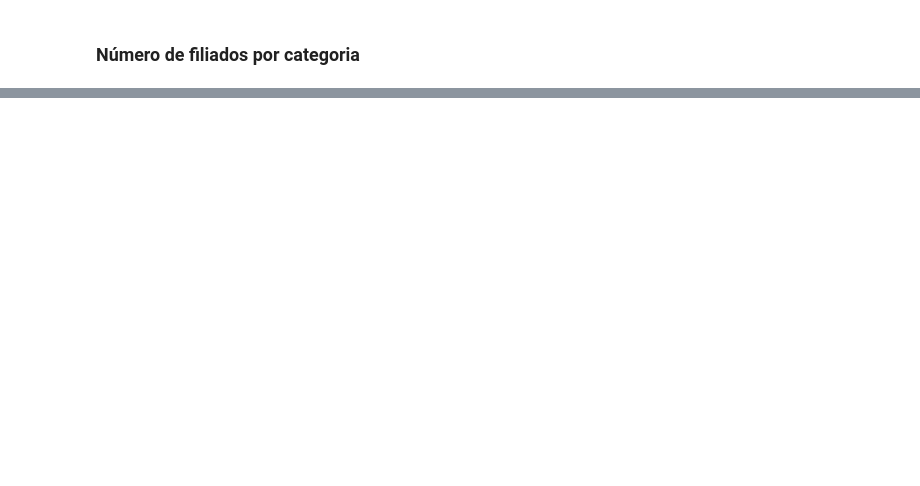
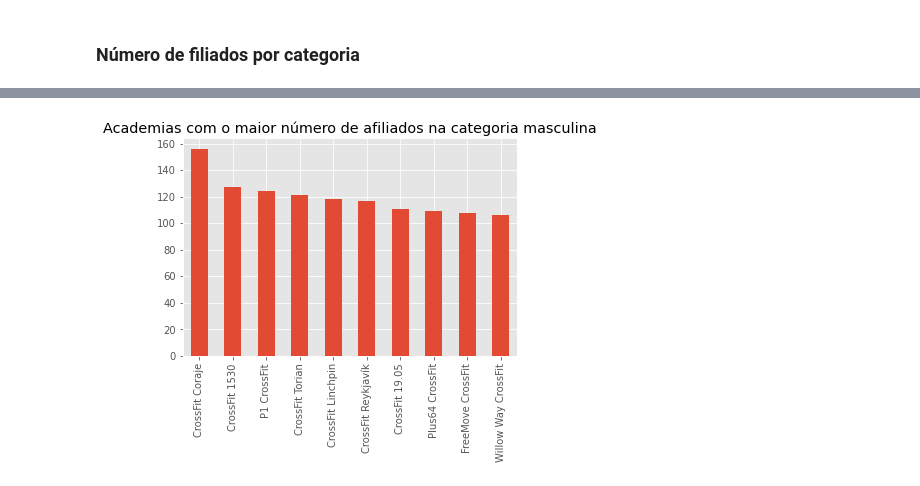
Before and after one commit to DheniMoura/Crossfit_open_2021, a Jupyter notebook: Analise_exploratória/Crossfit_open21_EDA.ipynb, the cells around one changed output, grey strips where cells are left out. Cells and saved outputs as stored; diff of their text form; code cells hidden in the pictures; blank space fills up the shorter version.

```diff
--- a/Analise_exploratória/Crossfit_open21_EDA.ipynb
+++ b/Analise_exploratória/Crossfit_open21_EDA.ipynb
@@ -12,6 +13,8 @@ plt.style.use("ggplot")
 # %% [markdown]
 ### Dados
 # %%
-df_masc = pd.read_csv('data/crossfit_open_masculino_2021.csv')
-df_fem = pd.read_csv('data/crossfit_open_feminino_2021.csv')
-df = pd.concat([df_masc, df_fem])
+df_masc = pd.read_csv('data/crossfit_open_masculino_2021.csv', index_col=[0])
+df_fem = pd.read_csv('data/crossfit_open_feminino_2021.csv', index_col=[0])
+# %%
+df_masc['sex'] = 'male'
+df_fem['sex'] = 'female'
@@ -129,2 +145,5 @@ df['continent'].value_counts().plot.bar(title="Quantidade de atletas por contine
 # %% [markdown]
 ### Número de filiados por categoria
+# %%
+affiliate_gym_m = df_masc['affiliate'].value_counts()
+affiliate_gym_m
@@ -130,0 +163,4 @@ df['continent'].value_counts().plot.bar(title="Quantidade de atletas por contine
+# %%
+affiliate_gym_m[1:11].plot.bar(title="Academias com o maior número de afiliados na categoria masculina");
+# %% [output]
+[figure, added]
```
Also changed, not shown: parts of 14 cells of this notebook, 4 other files.
